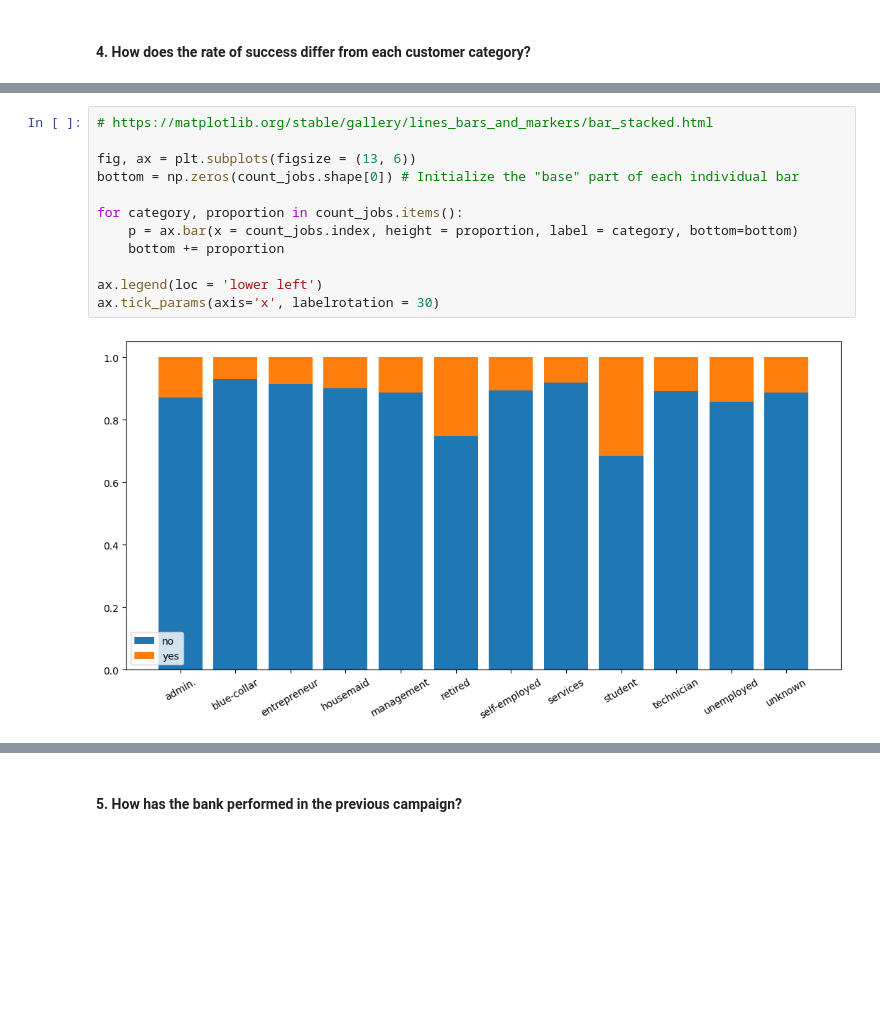
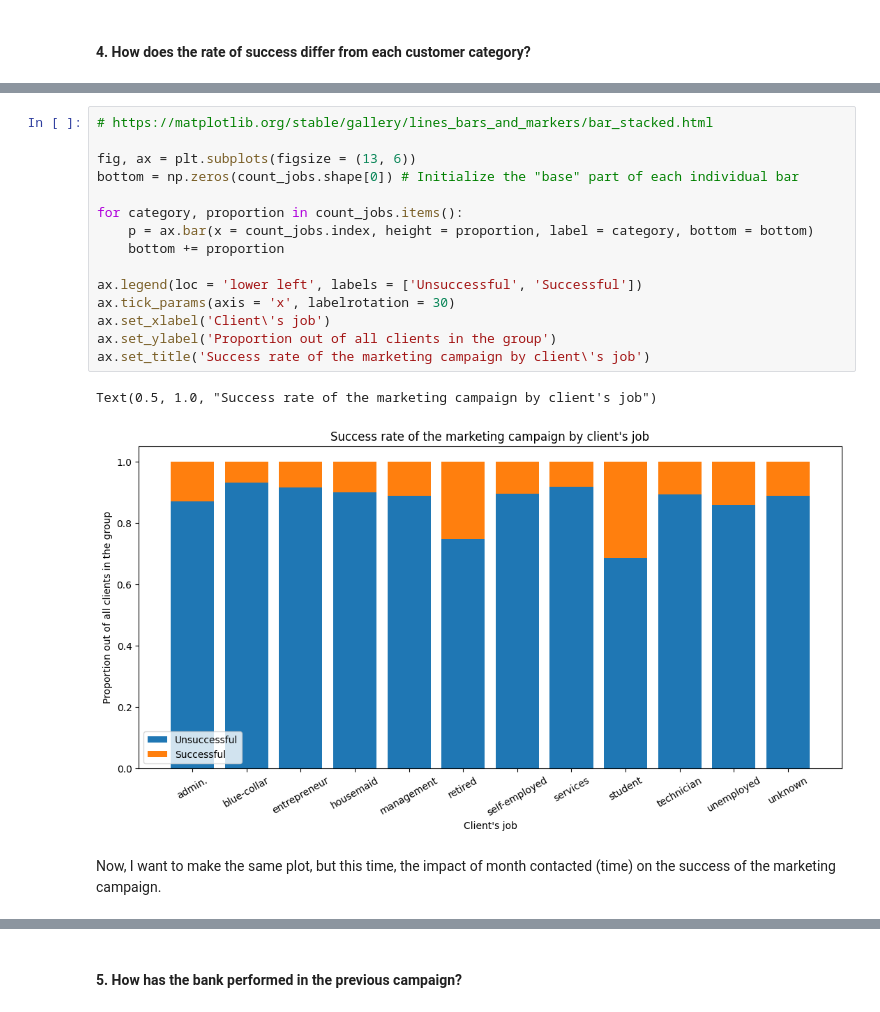
Before and after one commit to thaianle/bank-marketing, a Jupyter notebook: bank-marketing.ipynb, the cells around one changed output, grey strips where cells are left out. Drawn from its saved outputs; the diff is of its cells as text; blank space fills up the shorter version.

```diff
--- a/bank-marketing.ipynb
+++ b/bank-marketing.ipynb
@@ -438,14 +482,20 @@ unknown        0.887879  0.112121>
 # %%
 # https://matplotlib.org/stable/gallery/lines_bars_and_markers/bar_stacked.html
 
 fig, ax = plt.subplots(figsize = (13, 6))
 bottom = np.zeros(count_jobs.shape[0]) # Initialize the "base" part of each individual bar
 
 for category, proportion in count_jobs.items():
-    p = ax.bar(x = count_jobs.index, height = proportion, label = category, bottom=bottom)
+    p = ax.bar(x = count_jobs.index, height = proportion, label = category, bottom = bottom)
     bottom += proportion
 
-ax.legend(loc = 'lower left')
-ax.tick_params(axis='x', labelrotation = 30)
+ax.legend(loc = 'lower left', labels = ['Unsuccessful', 'Successful'])
+ax.tick_params(axis = 'x', labelrotation = 30)
+ax.set_xlabel('Client\'s job')
+ax.set_ylabel('Proportion out of all clients in the group')
+ax.set_title('Success rate of the marketing campaign by client\'s job')
 # %% [output]
+Text(0.5, 1.0, "Success rate of the marketing campaign by client's job")
-[figure, old version]
+[figure, new version]
+# %% [markdown]
+Now, I want to make the same plot, but this time, the impact of month contacted (time) on the success of the marketing campaign.
```
Also changed, not shown: parts of 19 cells of this notebook, 3 other files.
